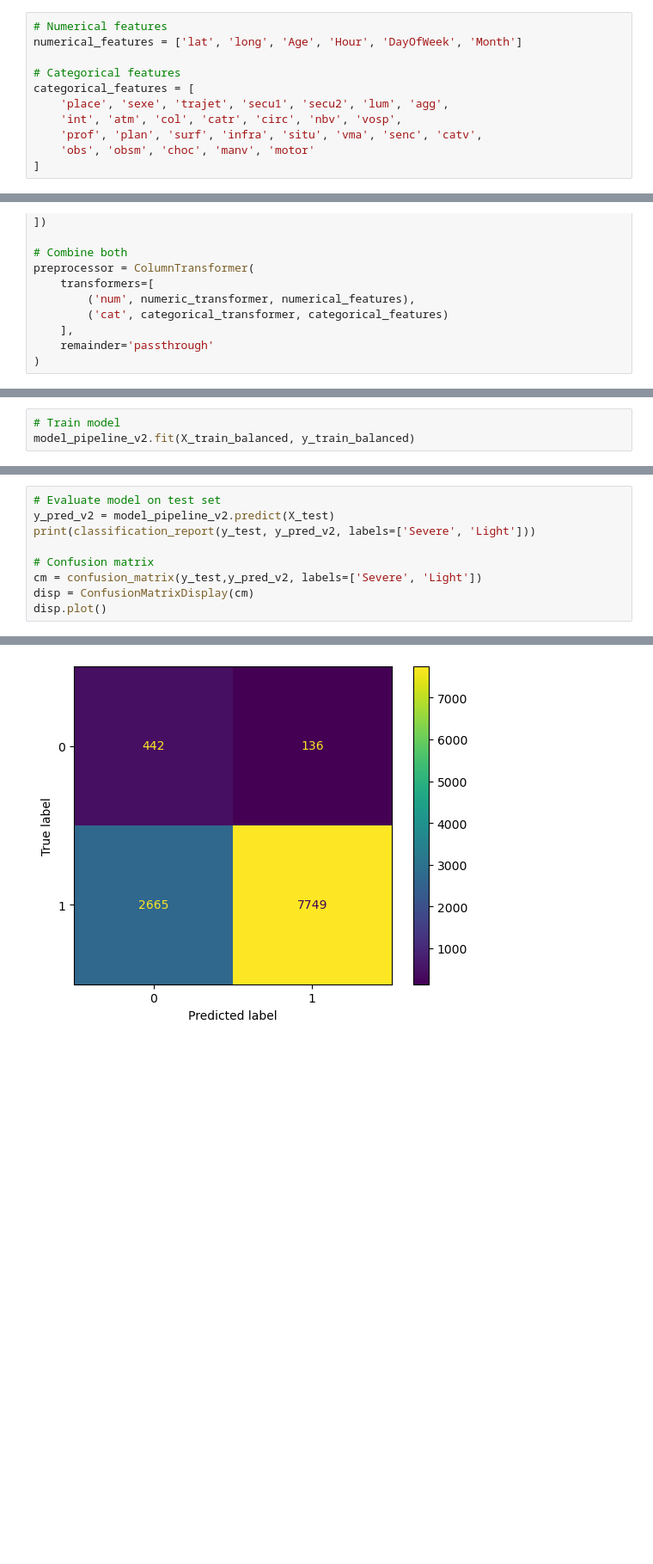
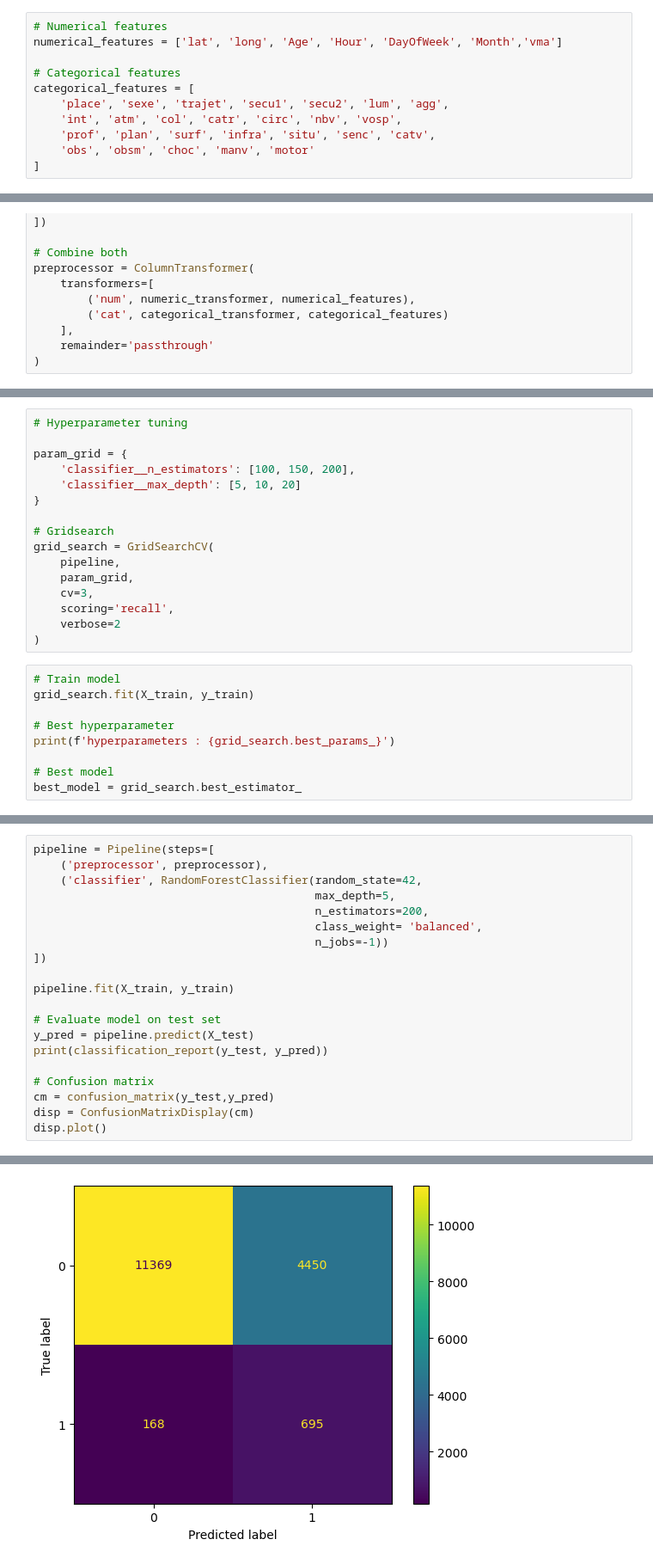
Before and after one commit to mmarclin/car_crash_project, a Jupyter notebook: main.ipynb, the cells around one changed output, grey strips where cells are left out. Shown at 86% size. Drawn from its saved outputs; the diff is of its cells as text; blank space fills up the shorter version.

Commit message:
add 2021, tuning models, api, user interface, organisation

```diff
--- a/main.ipynb
+++ b/main.ipynb
@@ -678,13 +721,13 @@ Index(['place', 'grav', 'sexe', 'trajet', 'secu1', 'secu2', 'lum', 'agg',
       dtype='object')
 # %%
 # Numerical features
-numerical_features = ['lat', 'long', 'Age', 'Hour', 'DayOfWeek', 'Month']
+numerical_features = ['lat', 'long', 'Age', 'Hour', 'DayOfWeek', 'Month','vma']
 
 # Categorical features
 categorical_features = [
     'place', 'sexe', 'trajet', 'secu1', 'secu2', 'lum', 'agg',
     'int', 'atm', 'col', 'catr', 'circ', 'nbv', 'vosp',
-    'prof', 'plan', 'surf', 'infra', 'situ', 'vma', 'senc', 'catv',
+    'prof', 'plan', 'surf', 'infra', 'situ', 'senc', 'catv',
     'obs', 'obsm', 'choc', 'manv', 'motor'
 ]
 # %%
@@ -755,5 +914,27 @@ model_pipeline_v2 = Pipeline(steps=[
 ])
+# %%
+# Hyperparameter tuning
+
+param_grid = {
+    'classifier__n_estimators': [100, 150, 200],
+    'classifier__max_depth': [5, 10, 20]
+}
+
+# Gridsearch
+grid_search = GridSearchCV(
+    pipeline,
+    param_grid,
+    cv=3,
+    scoring='recall',
+    verbose=2
+)
 # %%
 # Train model
-model_pipeline_v2.fit(X_train_balanced, y_train_balanced)
+grid_search.fit(X_train, y_train)
+
+# Best hyperparameter
+print(f'hyperparameters : {grid_search.best_params_}')
+
+# Best model
+best_model = grid_search.best_estimator_
 # %% [output]
@@ -777,10 +958,21 @@ Pipeline(steps=[('preprocessor',
 # %%
+pipeline = Pipeline(steps=[
+    ('preprocessor', preprocessor),
+    ('classifier', RandomForestClassifier(random_state=42,
+                                          max_depth=5,
+                                          n_estimators=200,
+                                          class_weight= 'balanced',
+                                          n_jobs=-1))
+])
+
+pipeline.fit(X_train, y_train)
+
 # Evaluate model on test set
-y_pred_v2 = model_pipeline_v2.predict(X_test)
-print(classification_report(y_test, y_pred_v2, labels=['Severe', 'Light']))
+y_pred = pipeline.predict(X_test)
+print(classification_report(y_test, y_pred))
 
 # Confusion matrix
-cm = confusion_matrix(y_test,y_pred_v2, labels=['Severe', 'Light'])
+cm = confusion_matrix(y_test,y_pred)
 disp = ConfusionMatrixDisplay(cm)
 disp.plot()
 # %% [output]
@@ -795,2 +987,2 @@ weighted avg       0.94      0.75      0.82     10992
 <sklearn.metrics._plot.confusion_matrix.ConfusionMatrixDisplay at 0x...>
-[figure, old version]
+[figure, new version]
```
Also changed, not shown: parts of 69 cells of this notebook, 18 other files.
